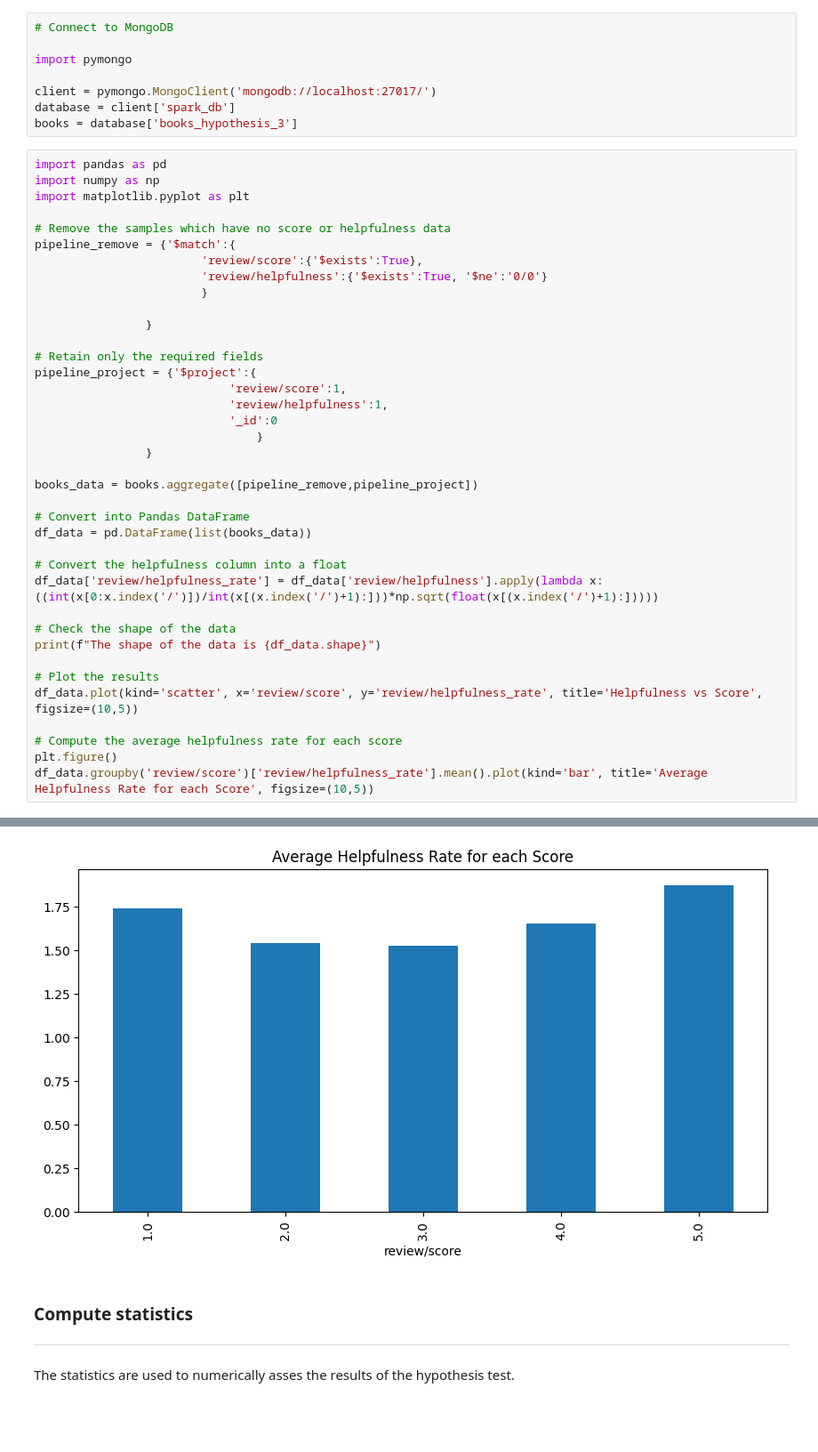
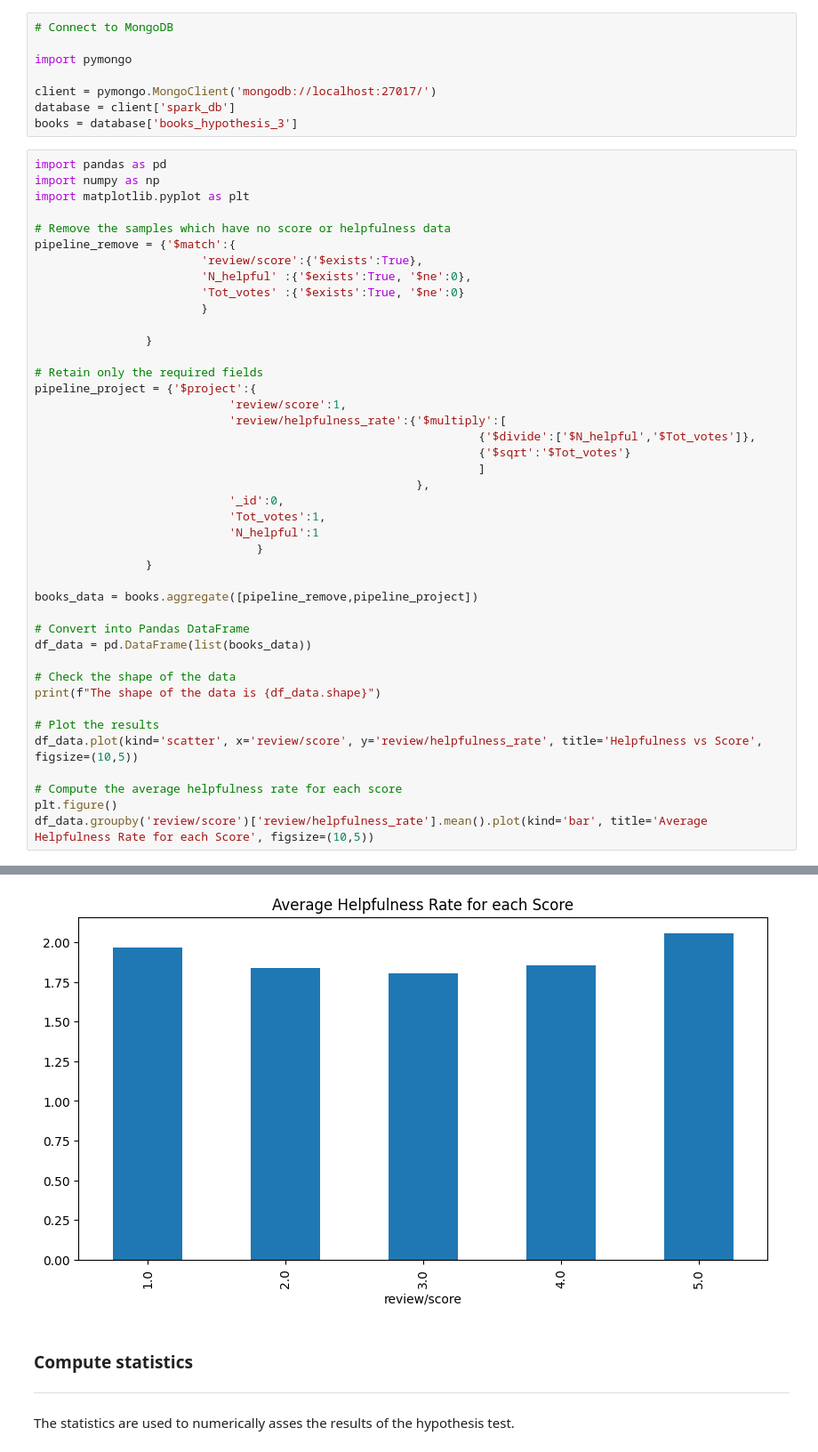
Before and after one commit to AndreaAlberti07/Amazon-books-reviews-ML, a Jupyter notebook: notebooks/hypotesis_testing/hypothesis_3.ipynb, the cells around one changed output, grey strips where cells are left out. Shown at 89% size. Drawn from its saved outputs; the diff is of its cells as text; blank space fills up the shorter version.

```diff
--- a/notebooks/hypotesis_testing/hypothesis_3.ipynb
+++ b/notebooks/hypotesis_testing/hypothesis_3.ipynb
@@ -39,7 +39,8 @@ import matplotlib.pyplot as plt
 # Remove the samples which have no score or helpfulness data
 pipeline_remove = {'$match':{
                         'review/score':{'$exists':True},
-                        'review/helpfulness':{'$exists':True, '$ne':'0/0'}
+                        'N_helpful'	:{'$exists':True, '$ne':0},
+                        'Tot_votes'	:{'$exists':True, '$ne':0}
                         }
 
                 }
@@ -47,8 +48,14 @@ pipeline_remove = {'$match':{
 # Retain only the required fields
 pipeline_project = {'$project':{
                             'review/score':1,
-                            'review/helpfulness':1,
-                            '_id':0
+                            'review/helpfulness_rate':{'$multiply':[
+                                                                {'$divide':['$N_helpful','$Tot_votes']},
+                                                                {'$sqrt':'$Tot_votes'}
+                                                                ]
+                                                       },
+                            '_id':0,
+                            'Tot_votes':1,
+                            'N_helpful':1
                                 }
                 }
 
@@ -56,9 +63,6 @@ books_data = books.aggregate([pipeline_remove,pipeline_project])
 
 # Convert into Pandas DataFrame
 df_data = pd.DataFrame(list(books_data))
-
-# Convert the helpfulness column into a float
-df_data['review/helpfulness_rate'] = df_data['review/helpfulness'].apply(lambda x: ((int(x[0:x.index('/')])/int(x[(x.index('/')+1):]))*np.sqrt(float(x[(x.index('/')+1):]))))
 
 # Check the shape of the data
 print(f"The shape of the data is {df_data.shape}")
@@ -76,4 +80,4 @@ The shape of the data is (141409, 3)
-[figure, old version]
+[figure, new version]
 # %% [markdown]
 ### Compute statistics
 
```
Also changed, not shown: parts of 4 cells of this notebook, 4 other files.
